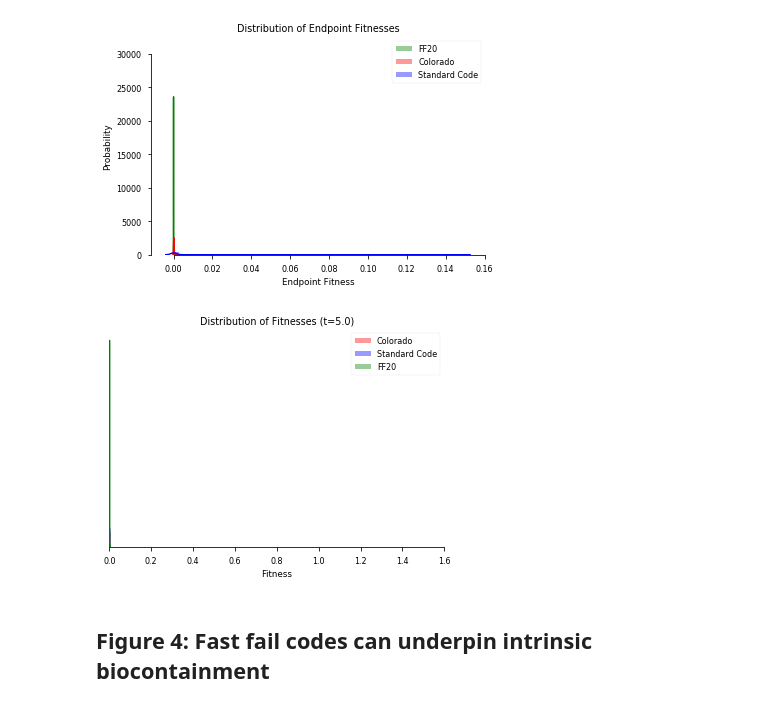
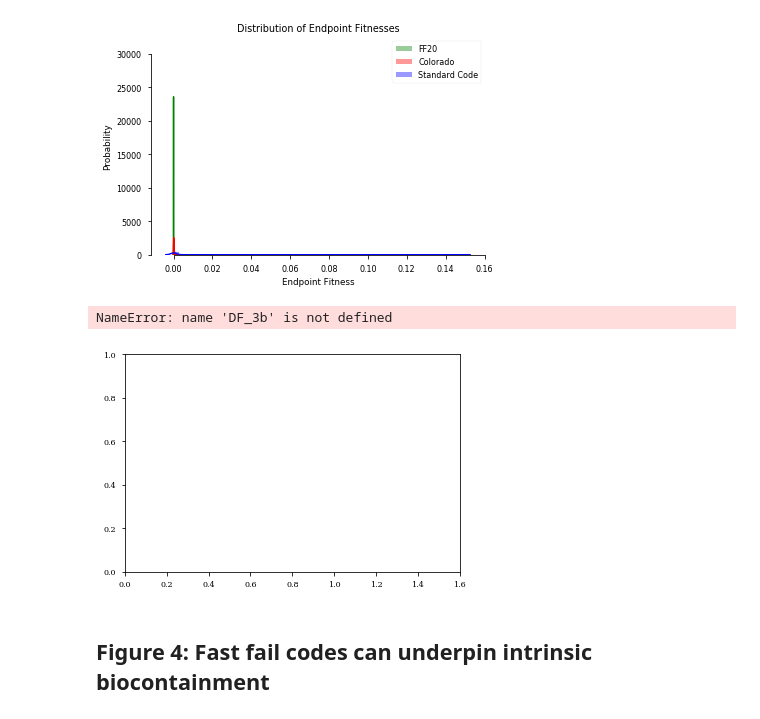
Before and after one commit to EndyLab/codon-tables, a Jupyter notebook: notebooks/fast_fail_figs.ipynb, the cells around one changed output. Saved outputs shown, nothing was run; the diff lists cells and outputs as text; code cells hidden in the pictures.

```diff
--- a/notebooks/fast_fail_figs.ipynb
+++ b/notebooks/fast_fail_figs.ipynb
@@ -440,8 +444,8 @@ filenames = [
 #     '/home/jonathan/Dropbox/Lab/ATD/codon-tables/data/manuscript/N=1e6_b=1_l=2/Colorado_0/output/2018-03-23_Colorado_0_concatenated.pickle', # colorado
 #     '/home/jonathan/Dropbox/Lab/ATD/codon-tables/data/manuscript/N=1e6_b=1_l=2/FF20_0/output/2018-03-23_FF20_0_concatenated.pickle', # FF20
 #     '/home/jonathan/Dropbox/Lab/ATD/codon-tables/data/manuscript/N=1e6_b=1_l=2/FF16_0/output/2018-03-23_FF16_0_concatenated.pickle', # FF16
-    '/home/jonathan/Dropbox/Lab/ATD/codon-tables/data/manuscript/N=1e6_b=1_l=2/Reductionist20_0/output/2018-03-23_Reductionist20_0_concatenated.pickle', # RED20
-#     '/home/jonathan/Dropbox/Lab/ATD/codon-tables/data/manuscript/N=1e6_b=1_l=2/Reductionist14_0/output/2018-03-23_Reductionist15_0_concatenated.pickle' # RED15
+    '/home/jonathan/Lab/ATD/codon-tables/data/manuscript/N=1e6_b=1_l=2/RED20_0/output/2018-04-10_RED20_0_concatenated.pickle', # RED20
+    '/home/jonathan/Lab/ATD/codon-tables/data/manuscript/N=1e6_b=1_l=2/RED14_0/output/2018-04-10_RED14_0_concatenated.pickle', # RED14
     '/home/jonathan/Lab/ATD/codon-tables/data/manuscript/N=1e6_b=1_l=2/PROMISC20_0/output/2018-04-12_PROMISC20_0_concatenated.pickle' # PROMISC20
 ]
 # get dataframes
@@ -711,35 +715,36 @@ dpi = 100
 #     t_string = str(t_before_decimal) + str(t_after_decimal)[1:3]
 #     plt.title('Distribution of Fitnesses (t={0})'.format(t_string))
 #     plt.legend()
 
 def framer(nFrame):
     plt.cla()
     # adjust frame with offset
     framenum = int((nFrame + bumper)*skip)
     # get current fitness from simulations
     data = DF_3b.loc[framenum]
 
     # plot distribution
     for code in codes:
         ax = sns.distplot(data.loc[data['code'] == code]['fitness'], kde=True, hist=True, rug=False, norm_hist=True, color=colordict[code], label=code)
     plt.xlim([0,1.6])
 #     ax.yaxis.grid(False)
     sns.despine(left=True)
     ax.axes.get_yaxis().set_visible(False)
     plt.xlabel('Fitness')
     plt.ylabel('Probability')
     t = data['time'].iloc[0]
     t_before_decimal = int(t)
     t_after_decimal = t - t_before_decimal
     t_string = str(t_before_decimal) + str(t_after_decimal)[1:3]
     plt.title('Distribution of Fitnesses (t={0})'.format(t_string))
     plt.legend()
 
-framer(5)
+# framer(5)
 # anim = animation.FuncAnimation(fig, framer, frames=frames)
 # anim.save('test.gif', writer='imagemagick', fps=fps, dpi=dpi);
 # %% [output]
+NameError: name 'DF_3b' is not defined
-[figure, old version]
+[figure, new version]
 # %% [markdown]
 ## Figure 4: Fast fail codes can underpin intrinsic biocontainment
 # %%
```
Also changed, not shown: parts of 14 cells of this notebook, 1 other file.
